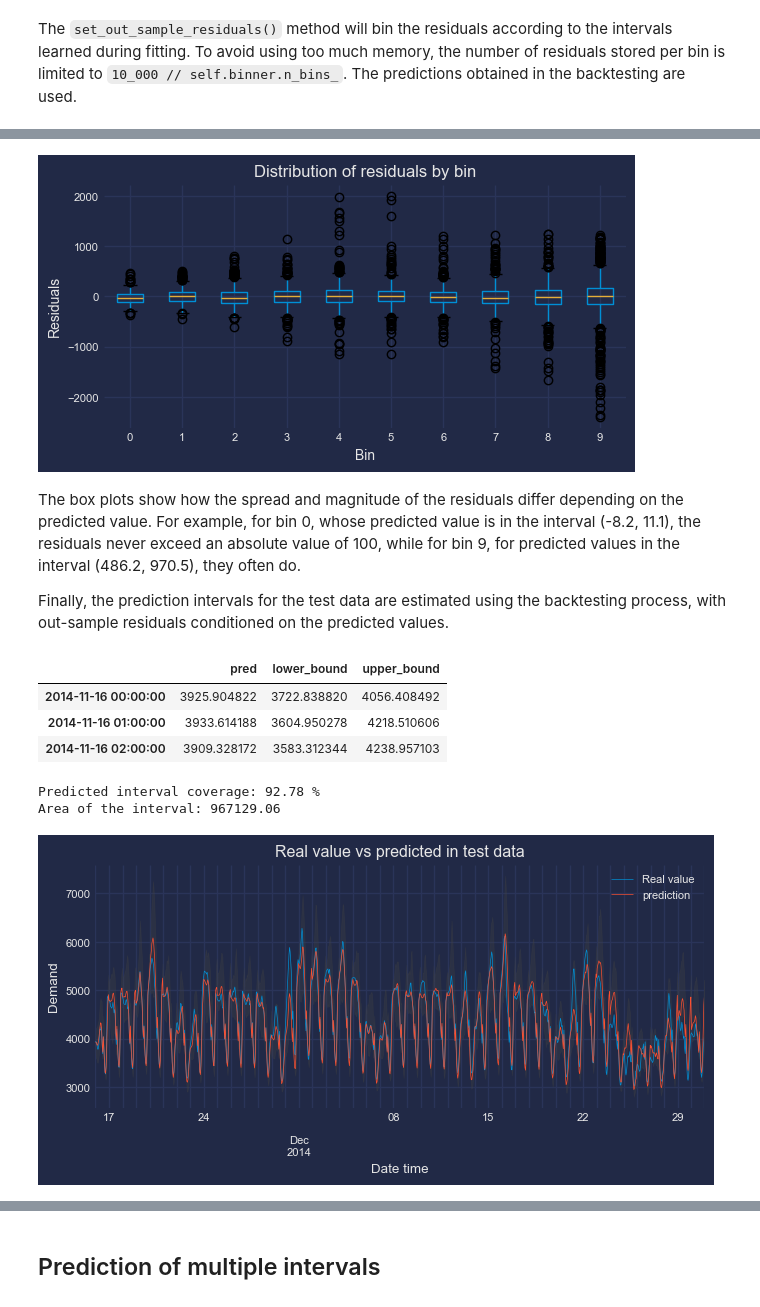
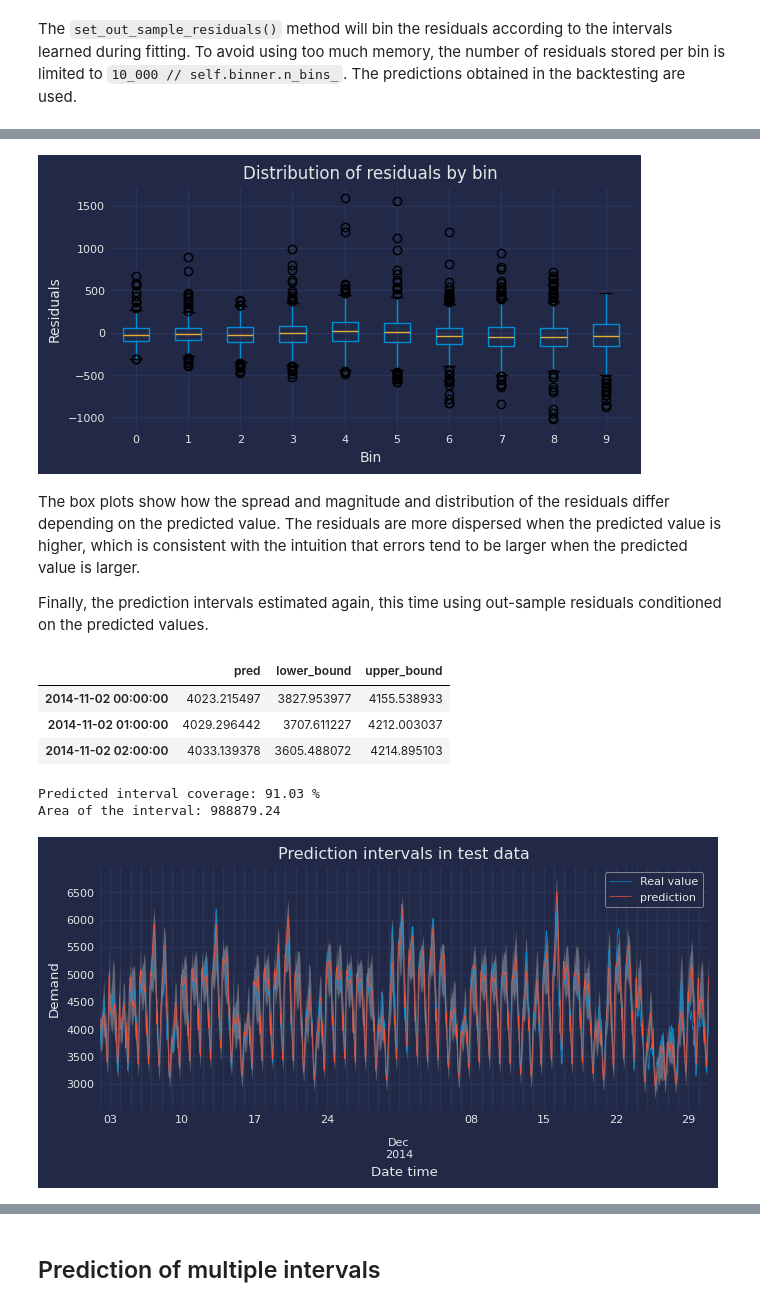
Before and after one commit to skforecast/skforecast, a Jupyter notebook: docs/user_guides/probabilistic-forecasting-bootstrapped-residuals.ipynb, the cells around one changed output, grey strips where cells are left out. Drawn from its saved outputs; the diff is of its cells as text; code cells hidden in the pictures.

```diff
--- a/docs/user_guides/probabilistic-forecasting-bootstrapped-residuals.ipynb
+++ b/docs/user_guides/probabilistic-forecasting-bootstrapped-residuals.ipynb
@@ -87,13 +87,12 @@ from skforecast.recursive import ForecasterRecursive
 from skforecast.preprocessing import RollingFeatures
 from skforecast.model_selection import TimeSeriesFold
 from skforecast.model_selection import backtesting_forecaster
-from skforecast.metrics import calculate_coverage
+#from skforecast.metrics import calculate_coverage
 
 # Configuration
 # ==============================================================================
 import warnings
 warnings.filterwarnings('once')
-plt.style.use('seaborn-v0_8-darkgrid')
 # %%
 #TODO: remove when version 0.15
 def calculate_coverage(y_true, lower_bound, upper_bound):
@@ -212,7 +199,7 @@ Pipeline(steps=[('datetimefeatures',
 # ==============================================================================
 data = data.loc['2013-01-01 00:00:00':'2014-12-30 23:00:00', :].copy()
 end_train = '2014-03-01 23:59:00'
-end_validation = '2014-11-15 23:59:00'
+end_validation = '2014-11-01 23:59:00'
 data_train = data.loc[: end_train, :]
 data_val   = data.loc[end_train:end_validation, :]
 data_test  = data.loc[end_validation:, :]
@@ -243,13 +230,14 @@ By default, intervals can be computed using in-sample residuals (residuals from
 # Create and fit forecaster
 # ==============================================================================
 params = {
-    "max_depth": 5,
+    "max_depth": 4,
+    "n_estimators": 250,
+    "learning_rate": 0.07,
 }
 lags = 24
 window_features = RollingFeatures(stats=["mean"], window_sizes=24 * 3)
 forecaster = ForecasterRecursive(
                  regressor       = LGBMRegressor(random_state=15926, verbose=-1, **params),
-                 # regressor       = Ridge(random_state=15926),
                  lags            = lags,
                  window_features = window_features,
              )
@@ -558,11 +575,11 @@ ax.set_xlabel("Bin", fontsize=10)
 ax.set_ylabel("Residuals", fontsize=10)
 plt.show();
 # %% [output]
-[figure, old version]
+[figure, new version]
 # %% [markdown]
-The box plots show how the spread and magnitude of the residuals differ depending on the predicted value. For example, for bin 0, whose predicted value is in the interval (-8.2, 11.1), the residuals never exceed an absolute value of 100, while for bin 9, for predicted values in the interval (486.2, 970.5), they often do.
+The box plots show how the spread and magnitude and distribution of the residuals differ depending on the predicted value. The residuals are more dispersed when the predicted value is higher, which is consistent with the intuition that errors tend to be larger when the predicted value is larger.
 
-Finally, the prediction intervals for the test data are estimated using the backtesting process, with out-sample residuals conditioned on the predicted values.
+Finally, the prediction intervals estimated again, this time using out-sample residuals conditioned on the predicted values.
 # %%
 # Backtesting with prediction intervals in test data using out-sample residuals
 # ==============================================================================
@@ -578,7 +595,7 @@ metric, predictions = backtesting_forecaster(
                           cv                      = cv,
                           metric                  = 'mean_absolute_error',
                           interval                = [10, 90],  # 80% prediction interval
-                          #interval_method         = 'bootstrapping',
+                          #interval_method        = 'bootstrapping',
                           n_boot                  = 150,
                           use_in_sample_residuals = False,  # Use out-sample residuals
                           use_binned_residuals    = True,   # Use binned residuals
@@ -589,35 +606,36 @@ metric, predictions = backtesting_forecaster(
 predictions.head(3)
 # %% [output]
 |  | pred | lower_bound | upper_bound |
-| 2014-11-16 00:00:00 | 3925.904822 | 3722.838820 | 4056.408492 |
-| 2014-11-16 01:00:00 | 3933.614188 | 3604.950278 | 4218.510606 |
-| 2014-11-16 02:00:00 | 3909.328172 | 3583.312344 | 4238.957103 |
+| 2014-11-02 00:00:00 | 4023.215497 | 3827.953977 | 4155.538933 |
+| 2014-11-02 01:00:00 | 4029.296442 | 3707.611227 | 4212.003037 |
+| 2014-11-02 02:00:00 | 4033.139378 | 3605.488072 | 4214.895103 |
 # %%
 # Plot intervals
 # ==============================================================================
 plot_prediction_intervals(
     predictions     = predictions,
     y_true          = data_test,
     target_variable = "Demand",
-    title           = "Real value vs predicted in test data",
+    title           = "Prediction intervals in test data",
     xaxis_title     = "Date time",
     yaxis_title     = "Demand",
+    #kwargs_fill_between = {'color': '#444444', 'alpha': 0.5, 'zorder': 1}
 )
-
+plt.gca().collections[0].set_facecolor('white')
 # Predicted interval coverage (on test data)
 # ==============================================================================
 coverage = calculate_coverage(
     y_true      = data.loc[end_validation:, 'Demand'],
     lower_bound = predictions["lower_bound"],
     upper_bound = predictions["upper_bound"]
 )
 print(f"Predicted interval coverage: {round(100 * coverage, 2)} %")
 
 # Area of the interval
 # ==============================================================================
 area = (predictions["upper_bound"] - predictions["lower_bound"]).sum()
 print(f"Area of the interval: {round(area, 2)}")
 # %% [output]
-Predicted interval coverage: 92.78 %
-Area of the interval: 967129.06
+Predicted interval coverage: 91.03 %
+Area of the interval: 988879.24
-[figure, old version]
+[figure, new version]
```
Also changed, not shown: parts of 25 cells of this notebook, 1 other file.
